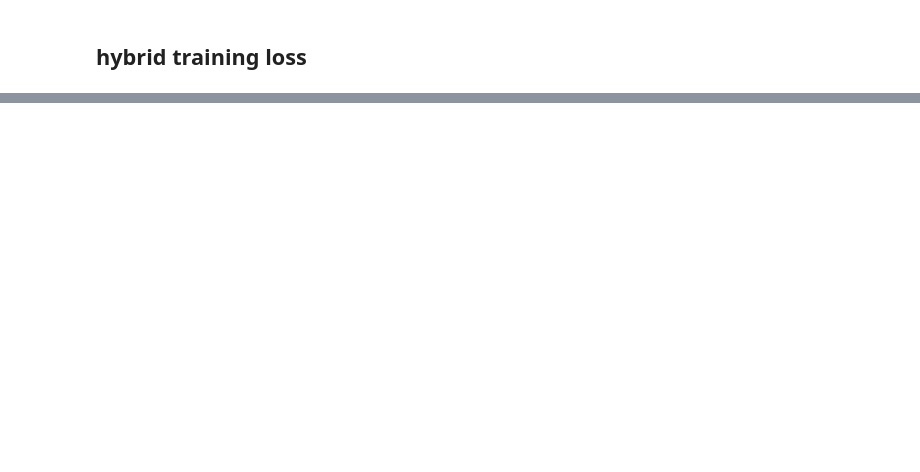
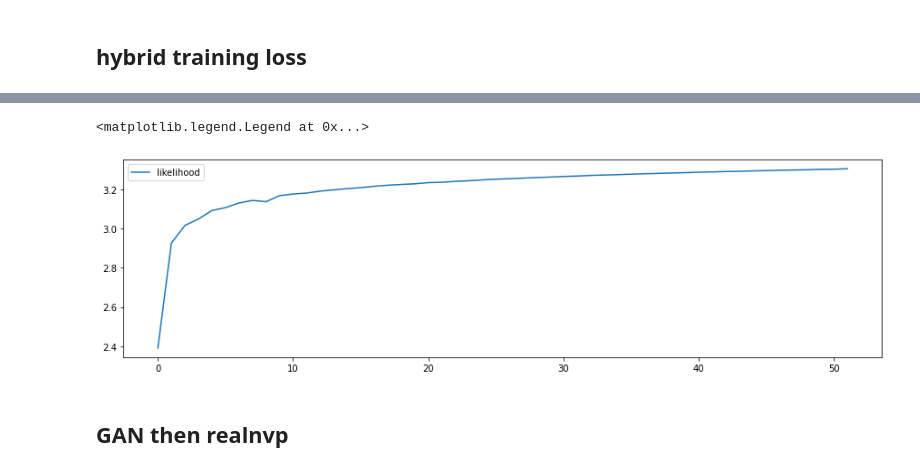
Before and after one commit to mmcs-work/HybridGANTraining, a Jupyter notebook: plot_loss.ipynb, the cells around one changed output, grey strips where cells are left out. Drawn from its saved outputs; the diff is of its cells as text; code cells hidden in the pictures; blank space fills up the shorter version.

```diff
--- a/plot_loss.ipynb
+++ b/plot_loss.ipynb
@@ -202,0 +236,28 @@ plt.legend(handles=[l1, l2])
+# %%
+f = open("../glow/glow_cifar.log")
+
+ll = []
+
+for i in f:
+    information = re.split("INFO ", i, 2)[1]
+    entries = re.split(', ', information)
+    for e in entries:
+        k, v = re.split(': ', e)
+        if k == 'logP':
+            ll.append(float(v))
+        elif k == 'logdet':
+            ll[-1] += float(v)
+
+ll = np.array(ll[20:])
+# %%
+x = np.arange(len(ll))
+
+f = plt.figure(figsize=(15,4))
+l1, = plt.plot(x, ll, label='likelihood')
+# plt.ylim(-1e8, 0)
+plt.legend(handles=[l1])
+# %% [output]
+<matplotlib.legend.Legend at 0x...>
+[figure, added]
+# %% [markdown]
+## GAN then realnvp
```
Also changed, not shown: parts of 12 cells of this notebook, 4 other files.
